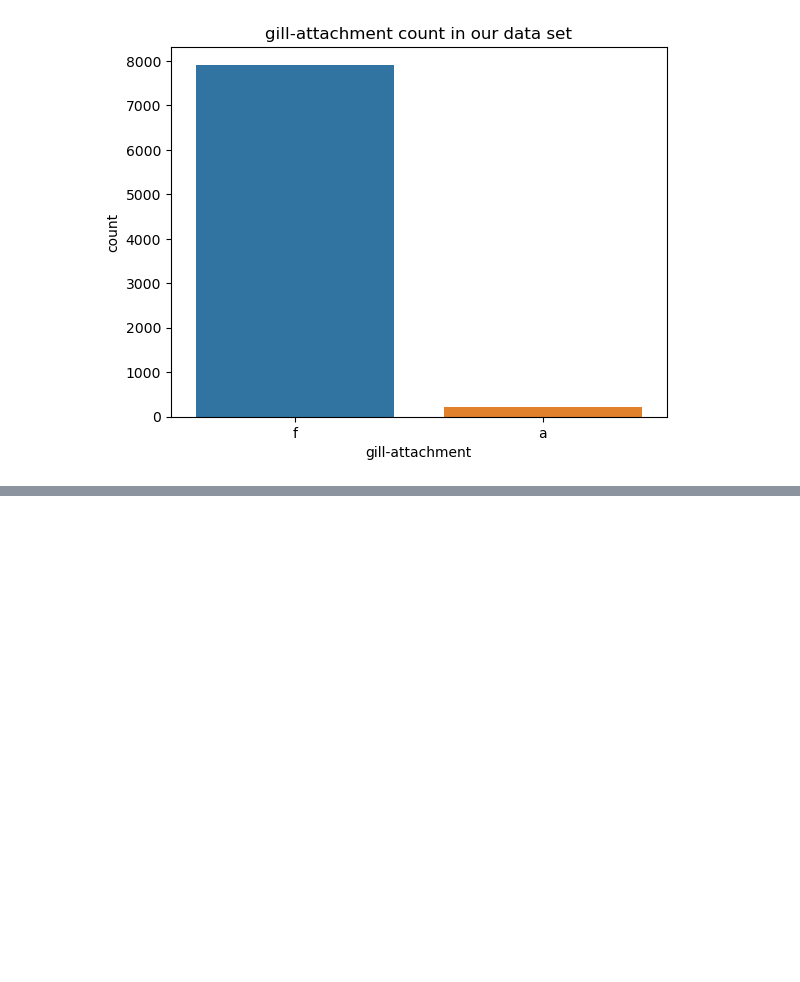
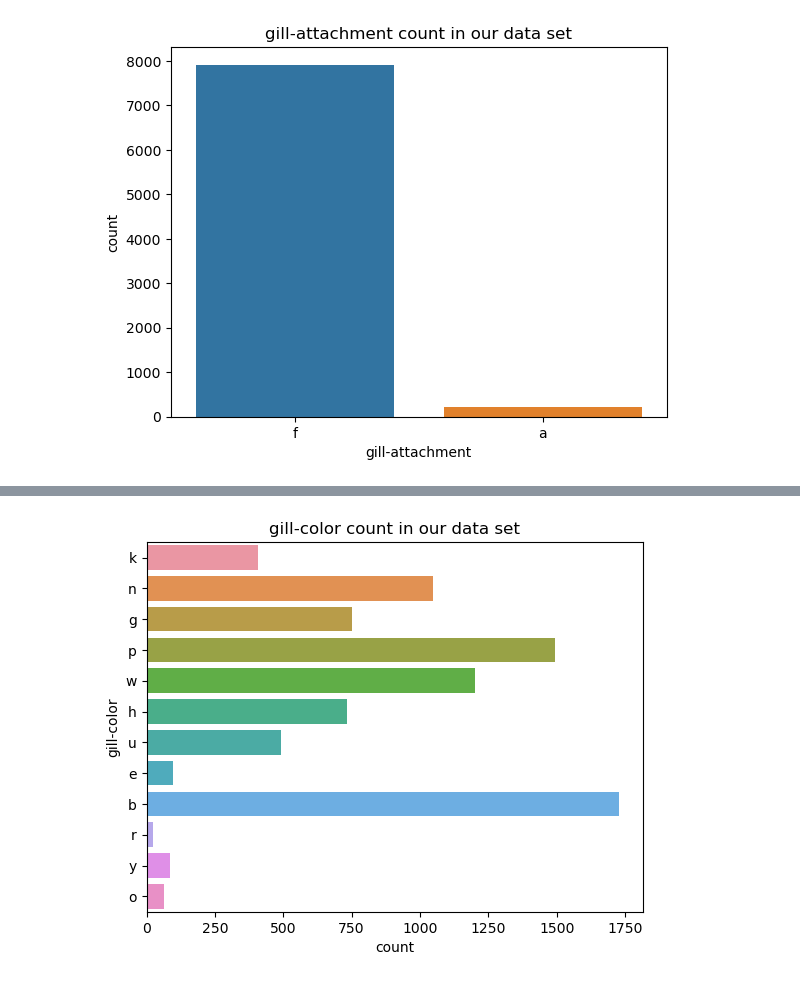
Before and after one commit to dev-ezzy/Big-Data, a Jupyter notebook: index.ipynb, the cells around one changed output, grey strips where cells are left out. Cells and saved outputs as stored; diff of their text form; code cells hidden in the pictures; blank space fills up the shorter version.

```diff
--- a/index.ipynb
+++ b/index.ipynb
@@ -380,0 +389,4 @@ sns_xcount("gill-attachment", X)
+# %%
+sns_ycount("gill-color",  X)
+# %% [output]
+[figure, added]
```
Also changed, not shown: parts of 7 cells of this notebook.
